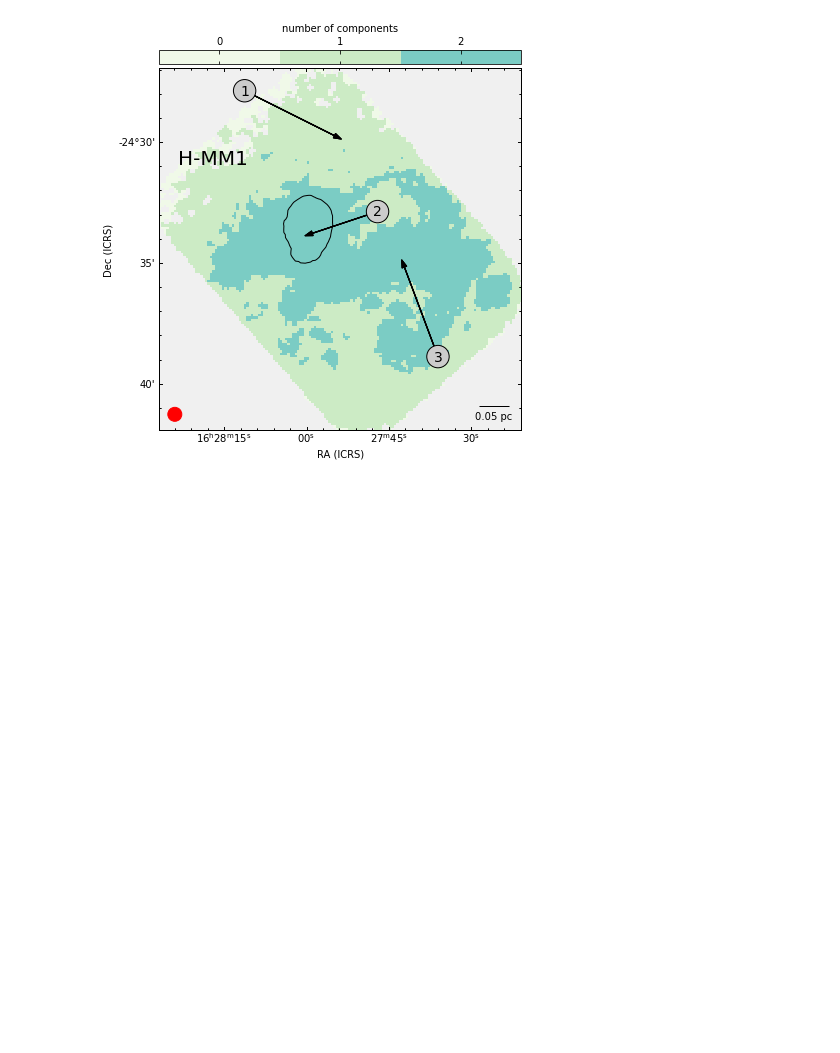
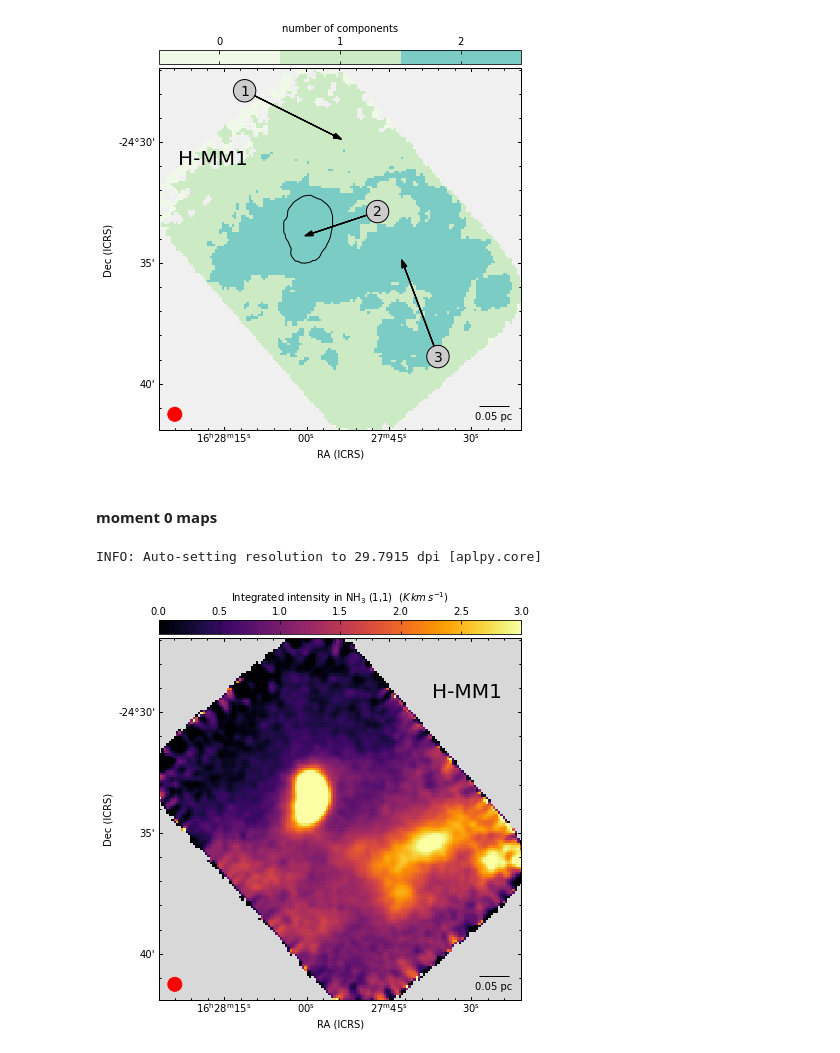
Before and after one commit to SpandanCh/H-MM1_extended_subsonic, a Jupyter notebook: make_figures.ipynb, the cells around one changed output. Saved outputs shown, nothing was run; the diff lists cells and outputs as text; code cells hidden in the pictures; blank space fills up the shorter version.

```diff
--- a/make_figures.ipynb
+++ b/make_figures.ipynb
@@ -363,3 +366,28 @@ for i in range(len(labels)):
 fig.savefig(figs_dir + 'npeaks_2cmp_repr_with_example_pix.pdf', dpi=100)
 # %% [output]
 [figure]
+# %% [markdown]
+#### moment 0 maps
+# %%
+mom0_11_repr[mom0_11_repr == 0] = np.nan
+
+fig = aplfig(fits.PrimaryHDU(data=mom0_11_repr, header=hd_repr),figsize=(7,7))
+
+text_color='white'
+contour_color='k'
+
+cmap = plt.cm.get_cmap('inferno')
+cmap.set_bad('0.85')
+
+fig = setup_plot( fig, cmap=cmap, vmin=0, vmax=3, col_text = r'Integrated intensity in NH$_3$ (1,1)  ($K\,km\,s^{-1}$)',
+                 beam_color='r', sclbr=0.05, x_txt=0.85, y_txt=0.85,lbl_text='H-MM1', label_col='k',
+                 sclbr_clr='k', lbl_size=20)
+
+fig.beam.set_corner('bottom left')
+
+# fig.show_contour(para_map_dir + 'mach_number_1cmp_w_mask.fits', levels=[1], colors='k',linewidths=1)
+
+fig.savefig(figs_dir + 'mom0_11_repr.pdf')
+# %% [output]
+INFO: Auto-setting resolution to 29.7915 dpi [aplpy.core]
+[figure, added]
```
Also changed, not shown: parts of 31 cells of this notebook, 16 other files.
